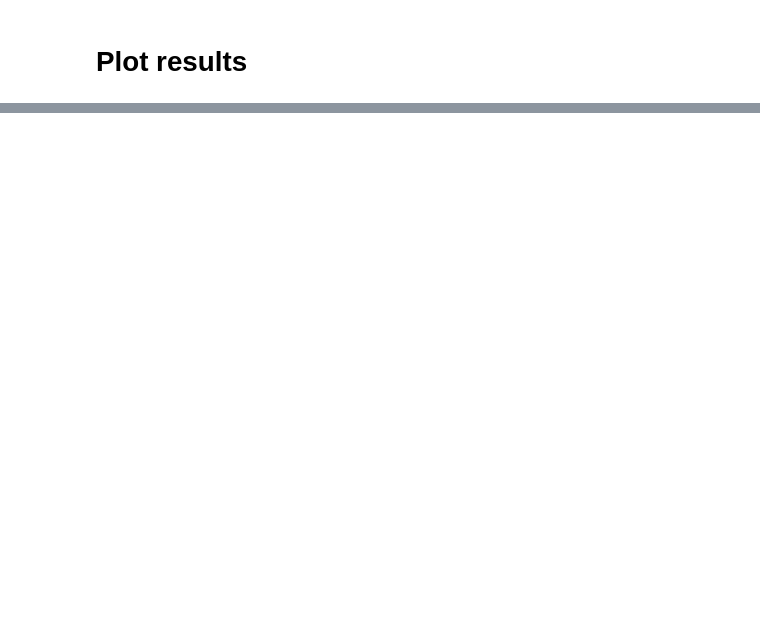
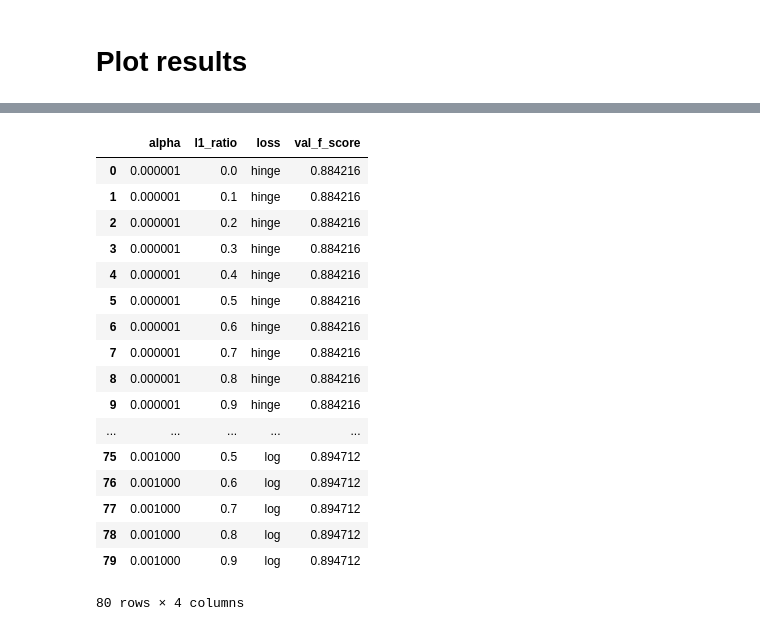
Before and after one commit to JennyLeeStat/Opioid, a Jupyter notebook: select_train_models.ipynb, the cells around one changed output, grey strips where cells are left out. Drawn from its saved outputs; the diff is of its cells as text; code cells hidden in the pictures; blank space fills up the shorter version.

Commit message:
add manual gid search in hyper parameter space

```diff
--- a/select_train_models.ipynb
+++ b/select_train_models.ipynb
@@ -21,6 +21,7 @@ from sklearn.linear_model import PassiveAggressiveClassifier
 from sklearn.linear_model import Perceptron
 from sklearn.naive_bayes import MultinomialNB
 from sklearn.metrics import fbeta_score, accuracy_score
+from sklearn.pipeline import Pipeline
 
 import utils
 import data_prep as prep
@@ -29,9 +30,6 @@ import train_select as ts
 logging.basicConfig(
     format='%(levelname)s %(message)s',
     stream=sys.stdout, level=logging.INFO)
-
-pd.set_option('display.max_rows', 300)
-pd.set_option('display.max_columns', 300)
 # %%
 random_state = 42
 batch_dir = "dataset/batches"
@@ -156,0 +524,21 @@ plot_score(results)
+# %%
+pd.DataFrame(param_dict)
+# %% [output]
+|  | alpha | l1_ratio | loss | val_f_score |
+| 0 | 0.000001 | 0.0 | hinge | 0.884216 |
+| 1 | 0.000001 | 0.1 | hinge | 0.884216 |
+| 2 | 0.000001 | 0.2 | hinge | 0.884216 |
+| 3 | 0.000001 | 0.3 | hinge | 0.884216 |
+| 4 | 0.000001 | 0.4 | hinge | 0.884216 |
+| 5 | 0.000001 | 0.5 | hinge | 0.884216 |
+| 6 | 0.000001 | 0.6 | hinge | 0.884216 |
+| 7 | 0.000001 | 0.7 | hinge | 0.884216 |
+| 8 | 0.000001 | 0.8 | hinge | 0.884216 |
+| 9 | 0.000001 | 0.9 | hinge | 0.884216 |
+| ... | ... | ... | ... | ... |
+| 75 | 0.001000 | 0.5 | log | 0.894712 |
+| 76 | 0.001000 | 0.6 | log | 0.894712 |
+| 77 | 0.001000 | 0.7 | log | 0.894712 |
+| 78 | 0.001000 | 0.8 | log | 0.894712 |
+| 79 | 0.001000 | 0.9 | log | 0.894712 |
+80 rows × 4 columns
```
Also changed, not shown: parts of 26 cells of this notebook, 1 other file.
